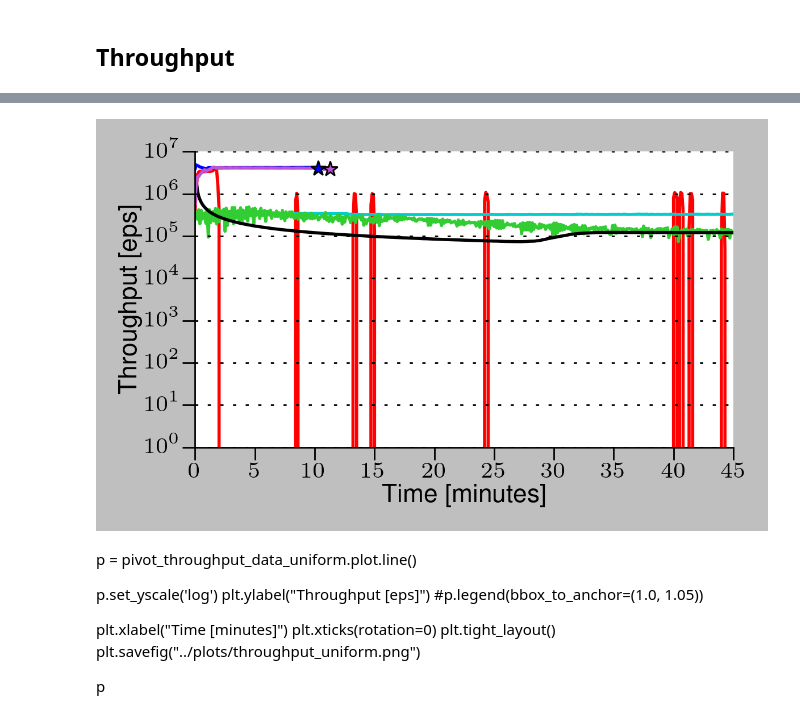
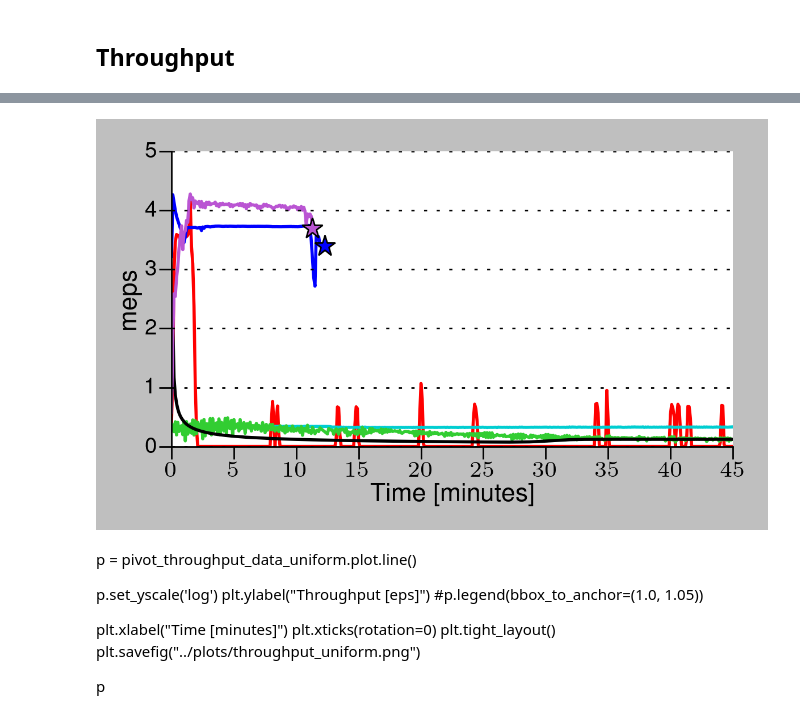
Before and after one commit to PerFuchs/gfe_notebooks, a Jupyter notebook: aging_experiment.ipynb, the cells around one changed output, grey strips where cells are left out. Cells and saved outputs as stored; diff of their text form; code cells hidden in the pictures.

```diff
--- a/aging_experiment.ipynb
+++ b/aging_experiment.ipynb
@@ -222,3 +229,11 @@ pivot_throughput_data_uniform = throughput_data.query("graph == 'uniform-24'").p
 
 
 pivot_throughput_data_graph500 = pivot_throughput_data_graph500.query("minute < 45")
+
+# Filter out old version
+pivot_throughput_data_graph500["sortledton"] = pivot_throughput_data_graph500["sortledton.3"]
+pivot_throughput_data_graph500 = pivot_throughput_data_graph500.drop("sortledton.1", axis=1)
+pivot_throughput_data_graph500 = pivot_throughput_data_graph500.drop("sortledton.3", axis=1)
+# Filter out experiment end artifacts of Sortledton
+pivot_throughput_data_graph500 = pivot_throughput_data_graph500.query("minute!= 12.0 and minute!= 12.4 and minute != 12.3 and minute != 12.2 and minute != 12.1")
+pivot_throughput_data_graph500
@@ -246,37 +259,37 @@ pivot_throughput_data_graph500
-# %%
-# Filter out old version
-pivot_throughput_data_graph500 = pivot_throughput_data_graph500.drop("sortledton.1", axis=1)
-# Filter out experiment end artifacts of Sortledton
-pivot_throughput_data_graph500 = pivot_throughput_data_graph500.query("minute!= 10.4 and minute != 10.5")
 # %%
 ## FIGURE 10a
 
 matplotlib.style.use('classic')
 
 colormap=common.set_library_colormap("")
 
 plotting.latexify(fig_width=3)
 
 p = pivot_throughput_data_graph500.plot.line(color=colormap, linewidth=1, legend=None)
 
-p.set_yscale('log')
-p.set_ylim(ymin=1)
-p.set_xlim(0, 45)
+p.set_yscale('linear')
+#p.set_ylim(ymin=1)
+scale_y = 1e6
 
-plt.ylabel("Throughput [eps]")
+ticks_y = ticker.FuncFormatter(lambda x, pos: '{0:g}'.format(x/scale_y))
+p.yaxis.set_major_locator(ticker.MultipleLocator(scale_y))
+p.yaxis.set_major_formatter(ticks_y)
+plt.yticks()
+
+plt.ylabel("meps")
 plt.xlabel("Time [minutes]")
 plt.xticks(rotation=0)
 
-p.plot(10.3, 4.007511e+06, marker="*", markersize=5, color="blue")
-p.plot(11.3, 3.904357e+06, marker="*", markersize=5, color="mediumorchid")
+p.plot(12.3, 3.4e+06, marker="*", markersize=7, color="blue")
+p.plot(11.3, 3.7e+06, marker="*", markersize=7, color="mediumorchid")
 
-plotting.format_axes(p, yscale="log")
+plotting.format_axes(p, yscale="linear")
 plt.grid(axis='y', which="minor", b=None)
 
 plt.tight_layout()
 plt.savefig(plotting.base_path + "throughput-new.png", dpi=400)
 # %% [output]
-[figure, old version]
+[figure, new version]
 # %% [markdown]
 p = pivot_throughput_data_uniform.plot.line()
 
```
Also changed, not shown: parts of 13 cells of this notebook.
